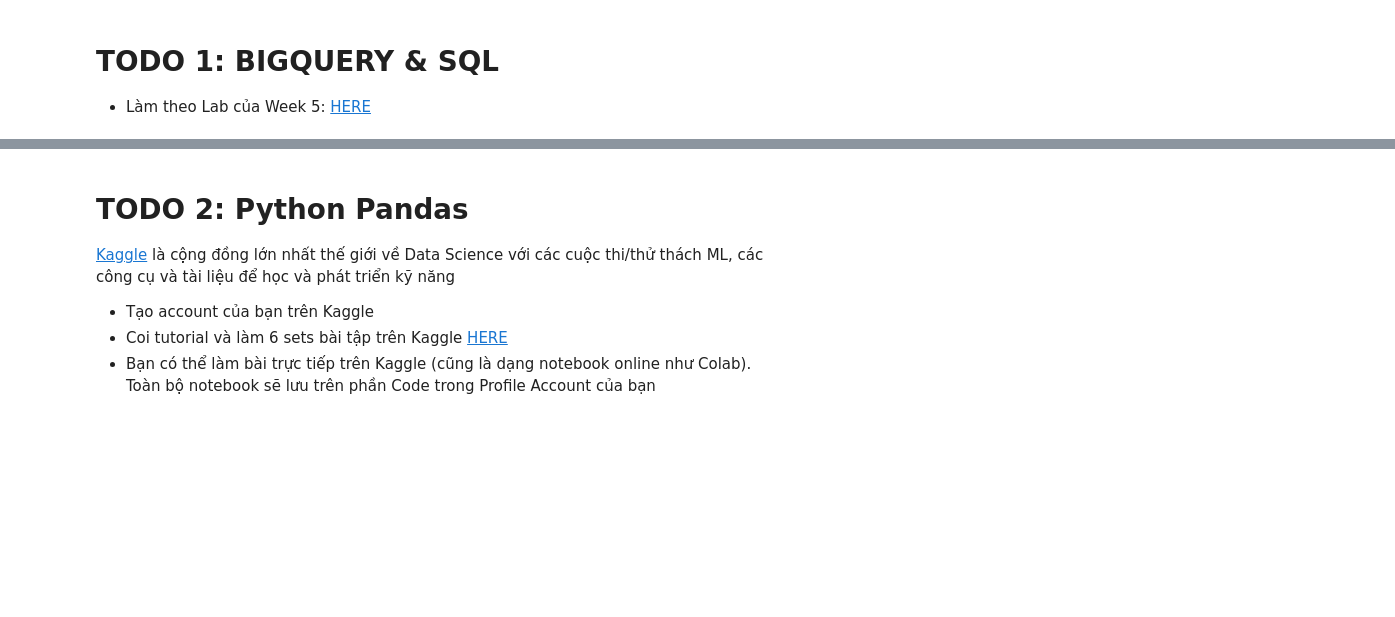
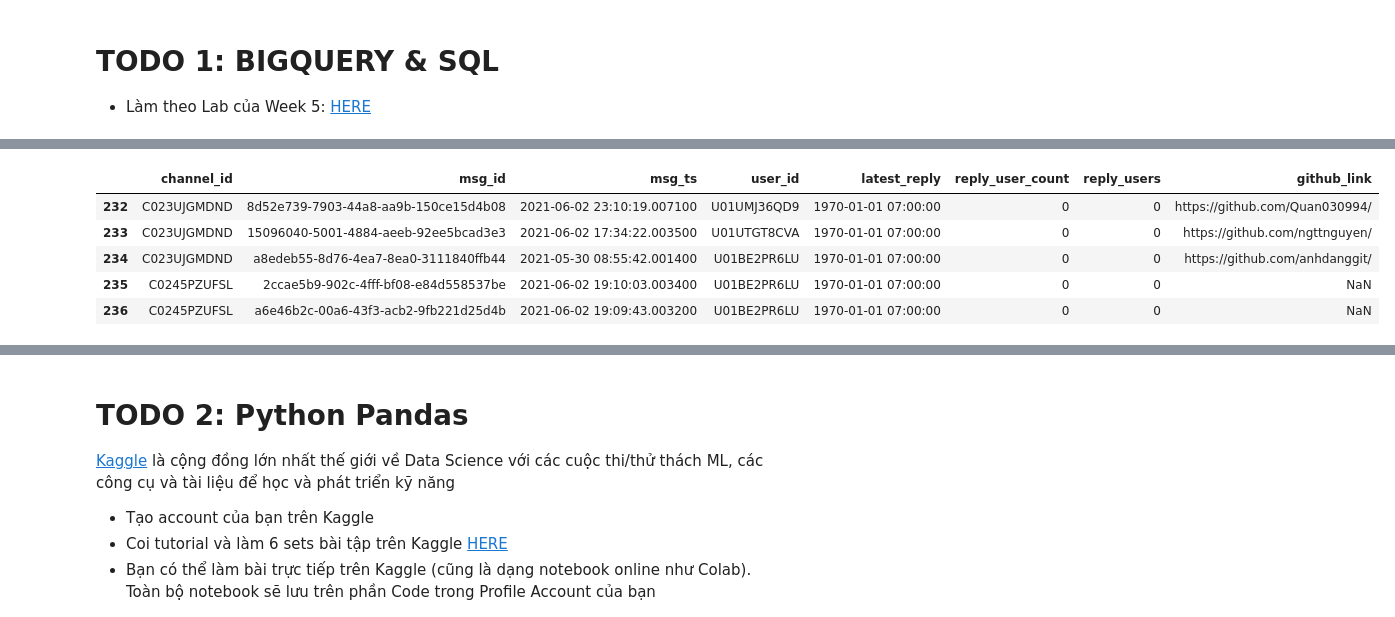
Before and after one commit to anhdanggit/atom-assignments, a Jupyter notebook: assignment_5/home_assignment_5.ipynb, the cells around one changed output, grey strips where cells are left out. Drawn from its saved outputs; the diff is of its cells as text; code cells hidden in the pictures; blank space fills up the shorter version.

```diff
--- a/assignment_5/home_assignment_5.ipynb
+++ b/assignment_5/home_assignment_5.ipynb
@@ -26,0 +94,25 @@
+# %%
+# (3) LIST OF SLACK MESSAGES
+endpoint3 = "https://slack.com/api/conversations.history"
+msg_dict = {'channel_id':[],'msg_id':[], 'msg_ts':[], 'user_id':[], 'latest_reply':[],'reply_user_count':[],'reply_users':[],'github_link':[]}
+for channel_id, channel_name in zip(channel_df['channel_id'], channel_df['channel_name']):
+  print('Channel ID: {} - Channel Name: {}'.format(channel_id, channel_name))
+  try:
+    data = {"channel": channel_id}
+    response_json = requests.post(endpoint3, data=data, headers=headers).json()
+    msg_ls = response_json['messages']
+    for i in range(len(msg_ls)):
+      if 'client_msg_id' in msg_ls[i].keys():
+        msg_dict['channel_id'].append(channel_id)
+        msg_dict['msg_id'].append(msg_ls[i]['client_msg_id'])
+        msg_dict['msg_ts'].append(dt.fromtimestamp(float(msg_ls[i]['ts'])))
+        msg_dict['latest_reply'].append(dt.fromtimestamp(float(msg_ls[i]['latest_reply'] if 'latest_reply' in msg_ls[i].keys() else 0))) ## -> No reply: 1970-01-01
+        msg_dict['user_id'].append(msg_ls[i]['user'])
+        msg_dict['reply_user_count'].append(msg_ls[i]['reply_users_count'] if 'reply_users_count' in msg_ls[i].keys() else 0)
+        msg_dict['reply_users'].append(msg_ls[i]['reply_users'] if 'reply_users' in msg_ls[i].keys() else 0)
+        ## -> Censor message contains tokens
+        text = msg_ls[i]['text']
+        github_link = re.findall('(?:https?://)?(?:www[.])?github[.]com/[\w-]+/?', text)
+        msg_dict['github_link'].append(github_link[0] if len(github_link) > 0 else np.nan)
+  except:
+    print('====> '+ str(response_json))
@@ -26,0 +137,11 @@
+# %%
+msg_df = pd.DataFrame(msg_dict)
+msg_df = msg_df.replace('', np.nan)
+msg_df.tail()
+# %% [output]
+|  | channel_id | msg_id | msg_ts | user_id | latest_reply | reply_user_count | reply_users | github_link |
+| 232 | C023UJGMDND | 8d52e739-7903-44a8-aa9b-150ce15d4b08 | 2021-06-02 23:10:19.007100 | U01UMJ36QD9 | 1970-01-01 07:00:00 | 0 | 0 | https://github.com/Quan030994/ |
+| 233 | C023UJGMDND | 15096040-5001-4884-aeeb-92ee5bcad3e3 | 2021-06-02 17:34:22.003500 | U01UTGT8CVA | 1970-01-01 07:00:00 | 0 | 0 | https://github.com/ngttnguyen/ |
+| 234 | C023UJGMDND | a8edeb55-8d76-4ea7-8ea0-3111840ffb44 | 2021-05-30 08:55:42.001400 | U01BE2PR6LU | 1970-01-01 07:00:00 | 0 | 0 | https://github.com/anhdanggit/ |
+| 235 | C0245PZUFSL | 2ccae5b9-902c-4fff-bf08-e84d558537be | 2021-06-02 19:10:03.003400 | U01BE2PR6LU | 1970-01-01 07:00:00 | 0 | 0 | NaN |
+| 236 | C0245PZUFSL | a6e46b2c-00a6-43f3-acb2-9fb221d25d4b | 2021-06-02 19:09:43.003200 | U01BE2PR6LU | 1970-01-01 07:00:00 | 0 | 0 | NaN |
```
Also changed, not shown: parts of 18 cells of this notebook, 1 other file.
